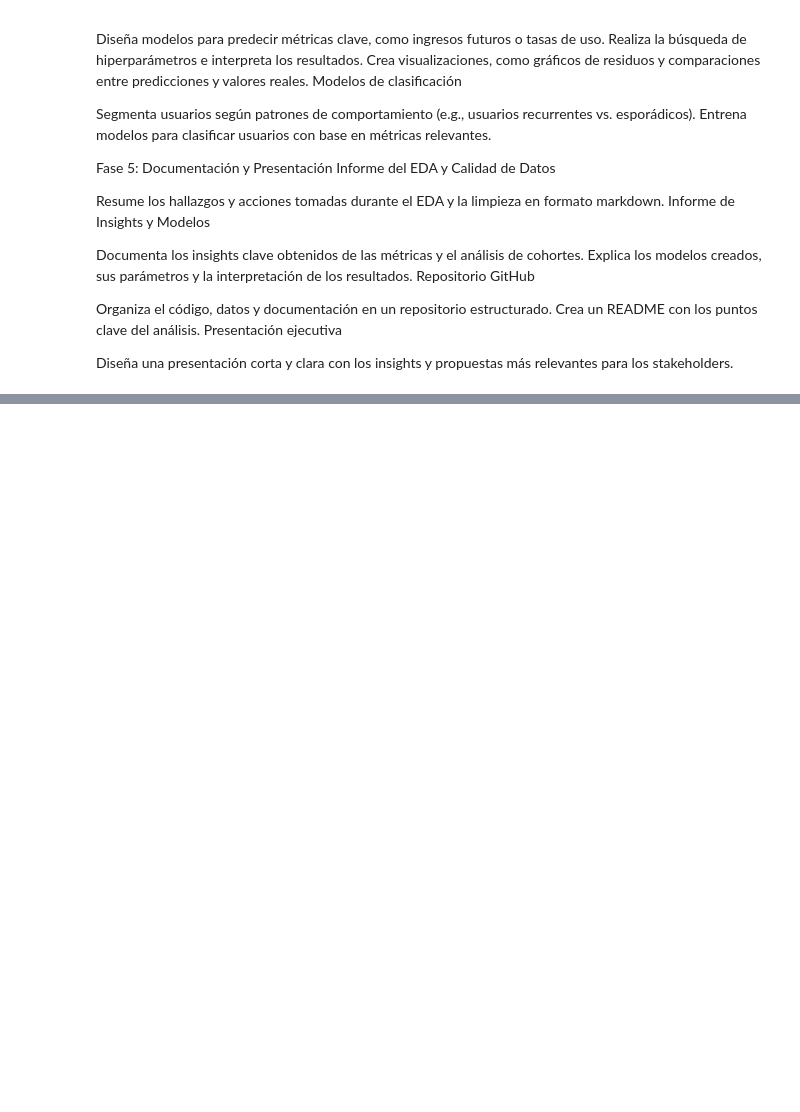
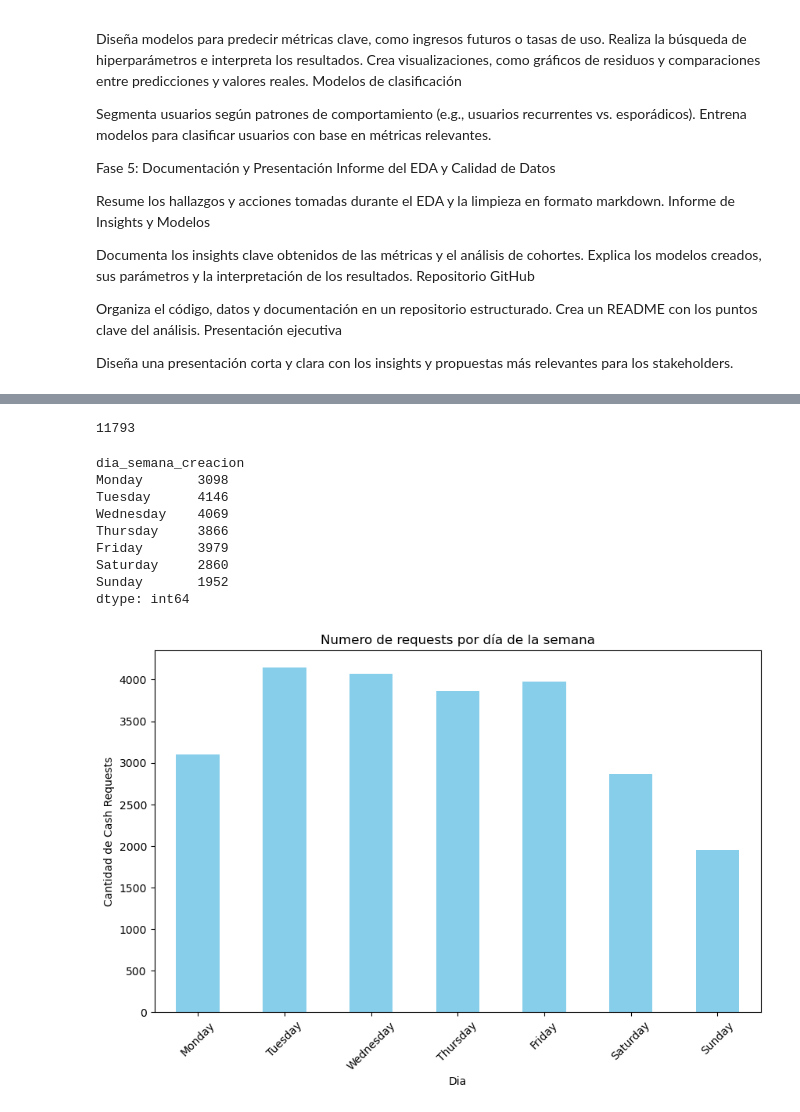
Before and after one commit to sayo18/Analisis-Avanzados-para-Pagos-de-Business-Payments, a Jupyter notebook: Proyecto2.ipynb, the cells around one changed output, grey strips where cells are left out. Cells and saved outputs as stored; diff of their text form; code cells hidden in the pictures; blank space fills up the shorter version.

```diff
--- a/Proyecto2.ipynb
+++ b/Proyecto2.ipynb
@@ -69,0 +142,3 @@ Diseña una presentación corta y clara con los insights y propuestas más relev
+# %%
+datos_normalizar_account_ids = datos.copy()
+datos_normalizar_account_ids[['user_id','deleted_account_id']]
@@ -69,0 +189,21 @@ Diseña una presentación corta y clara con los insights y propuestas más relev
+# %%
+# EDA
+# Lista de columnas de fechas
+columnas_fechas = [
+    'created_at', 'updated_at', 'moderated_at',
+    'reimbursement_date', 'cash_request_received_date',
+    'money_back_date', 'send_at', 'reco_creation', 'reco_last_update'
+]
+
+# Conversión a datetime
+for columna in columnas_fechas:
+    datos[columna] = pd.to_datetime(datos[columna], errors='coerce')
+
+# Extraemos características temporales
+datos['mes_creacion'] = datos['created_at'].dt.to_period('M')
+datos['año_creacion'] = datos['created_at'].dt.to_period('Y')
+datos['dia_semana_creacion'] = datos['created_at'].dt.day_name()
+
+# Verificamos la distribución por años y meses
+print(datos['año_creacion'].value_counts())
+print(datos['mes_creacion'].value_counts())
@@ -70 +274,31 @@ Diseña una presentación corta y clara con los insights y propuestas más relev
+# %%
+
+unique_user_ids = datos['user_id'].nunique()
+unique_user_ids
+# %% [output]
+11793
+# %%
+dias_semana_count = datos.groupby(['dia_semana_creacion']).size().reindex([
+    'Monday', 'Tuesday', 'Wednesday', 'Thursday', 'Friday', 'Saturday', 'Sunday'
+])
+print(dias_semana_count)
+# Plot the cohort analysis by day of the week
+plt.figure(figsize=(10, 6))
+dias_semana_count.plot(kind='bar', color='skyblue')
+plt.title('Numero de requests por día de la semana')
+plt.xlabel('Dia')
+plt.ylabel('Cantidad de Cash Requests')
+plt.xticks(rotation=45)
+plt.show()
+# %% [output]
+dia_semana_creacion
+Monday       3098
+Tuesday      4146
+Wednesday    4069
+Thursday     3866
+Friday       3979
+Saturday     2860
+Sunday       1952
+dtype: int64
+[figure, added]
 # %%
```
Also changed, not shown: parts of 87 cells of this notebook, 1 other file.
